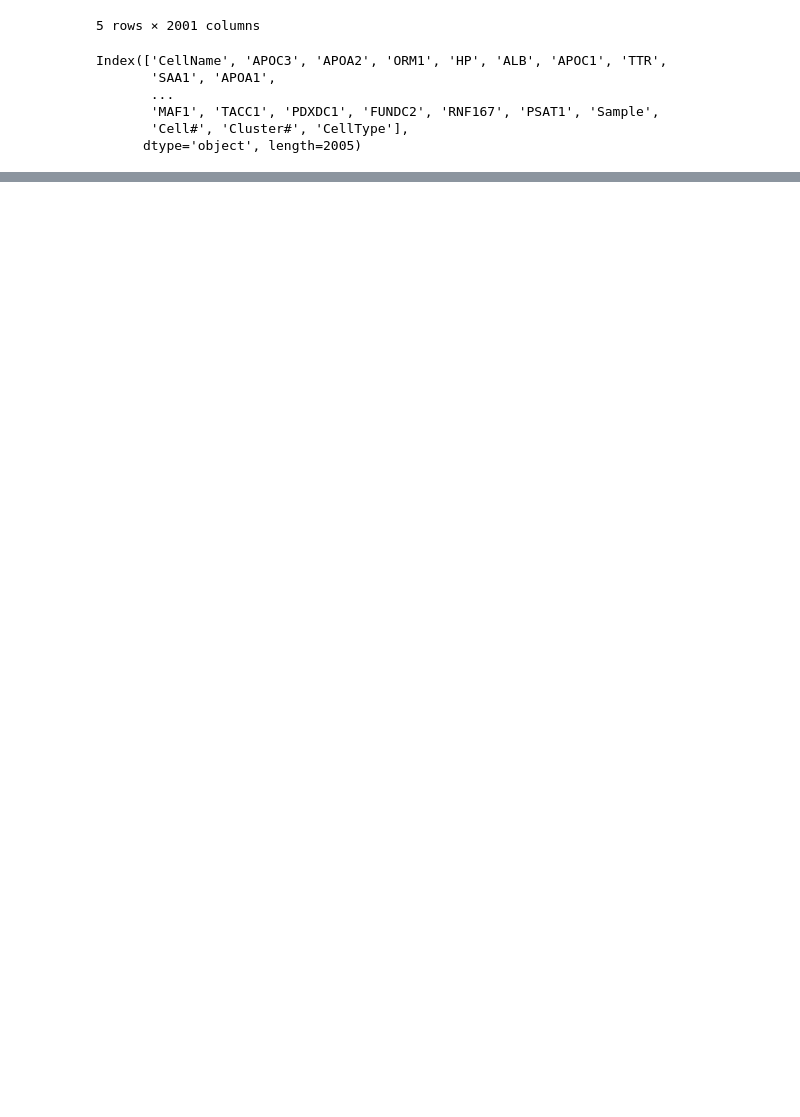
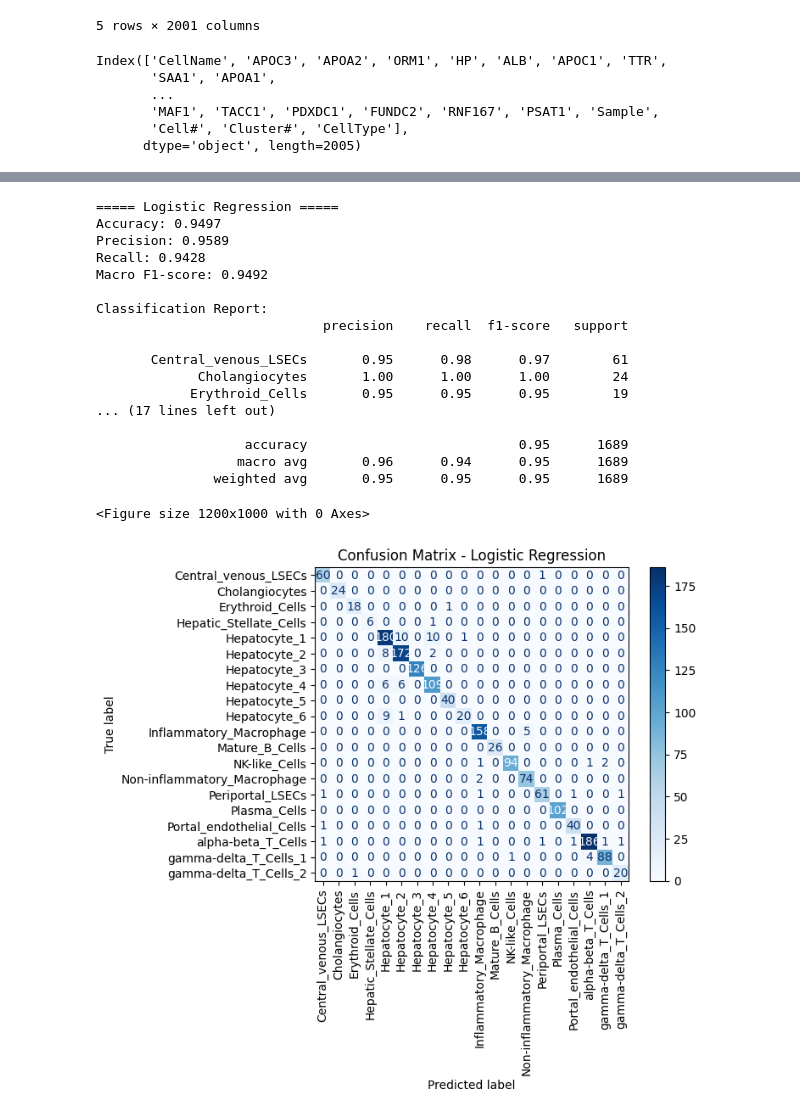
Before and after one commit to milicazubljic/scRNAseq-Human-Liver-Analysis, a Jupyter notebook: Classification.ipynb, the cells around one changed output, grey strips where cells are left out. Drawn from its saved outputs; the diff is of its cells as text; code cells hidden in the pictures; blank space fills up the shorter version.

```diff
--- a/Classification.ipynb
+++ b/Classification.ipynb
@@ -70,4 +167,5 @@ from sklearn.preprocessing import StandardScaler
 
 scaler = StandardScaler()
 
-X_scaled = scaler.fit_transform(X)
+X_train_scaled = scaler.fit_transform(X_train)
+X_test_scaled = scaler.transform(X_test)
@@ -133,0 +508,33 @@ weighted avg       0.95      0.95      0.95      1689
+# %%
+from sklearn.linear_model import LogisticRegression
+
+lr = LogisticRegression(
+    max_iter=1000,
+    random_state=42
+)
+
+lr.fit(X_train_scaled, y_train)
+
+pred_lr = lr.predict(X_test_scaled)
+# %%
+evaluate_model('Logistic Regression', pred_lr)
+# %% [output]
+===== Logistic Regression =====
+Accuracy: 0.9497
+Precision: 0.9589
+Recall: 0.9428
+Macro F1-score: 0.9492
+
+Classification Report:
+                             precision    recall  f1-score   support
+
+       Central_venous_LSECs       0.95      0.98      0.97        61
+             Cholangiocytes       1.00      1.00      1.00        24
+            Erythroid_Cells       0.95      0.95      0.95        19
+... (17 lines left out)
+
+                   accuracy                           0.95      1689
+                  macro avg       0.96      0.94      0.95      1689
+               weighted avg       0.95      0.95      0.95      1689
+<Figure size 1200x1000 with 0 Axes>
+[figure, added]
```
Also changed, not shown: parts of 44 cells of this notebook, 2 other files.
